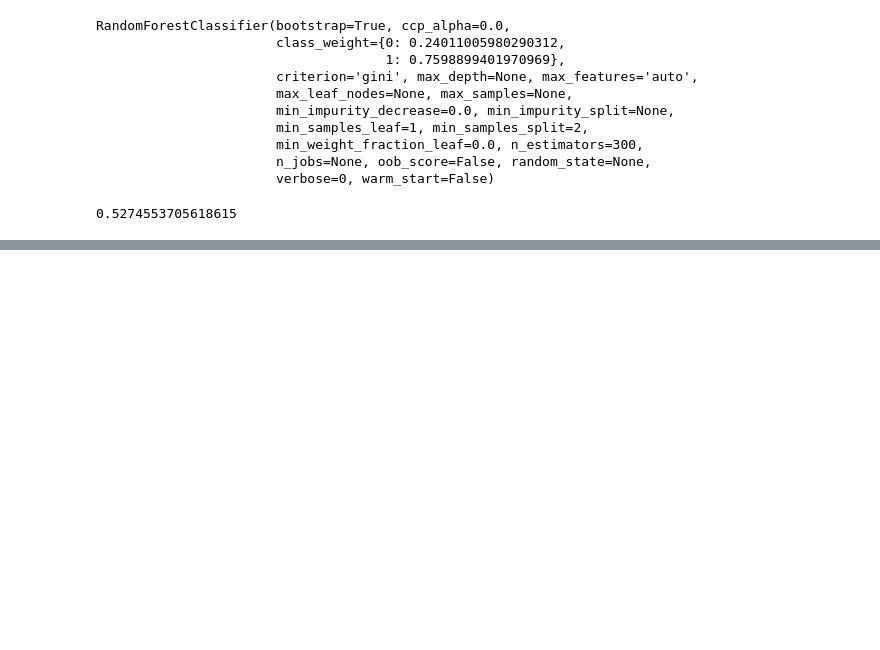
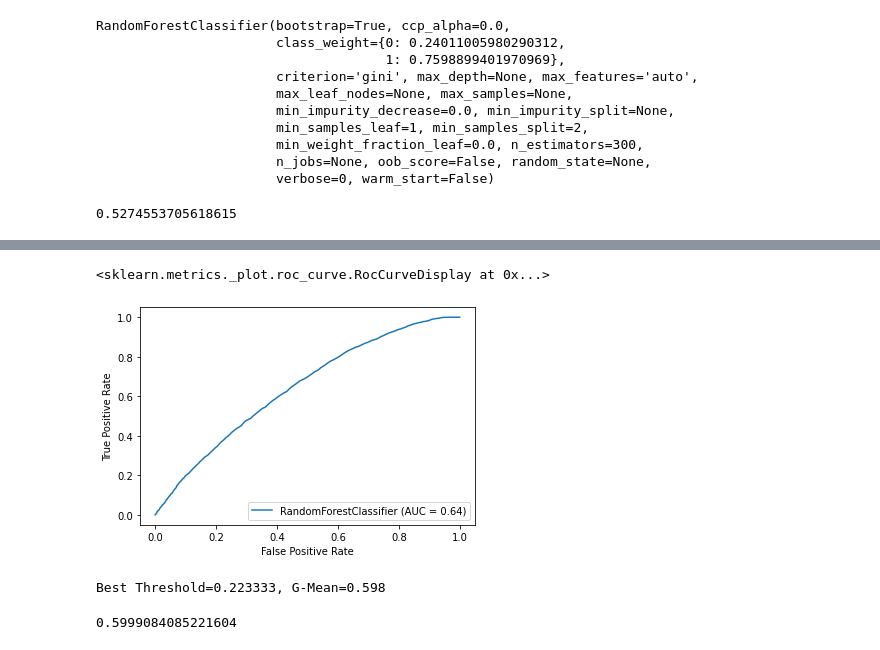
Before and after one commit to NISHANTH-PAPARAJU/DS-Competitions, a Jupyter notebook: AnalyticsVidhya/Jobathon-21/AV_Health_Insurance_Lead_Prediction(3).ipynb, the cells around one changed output, grey strips where cells are left out. Saved outputs shown, nothing was run; the diff lists cells and outputs as text; code cells hidden in the pictures; blank space fills up the shorter version.

```diff
--- a/AnalyticsVidhya/Jobathon-21/AV_Health_Insurance_Lead_Prediction(3).ipynb
+++ b/AnalyticsVidhya/Jobathon-21/AV_Health_Insurance_Lead_Prediction(3).ipynb
@@ -909,0 +1113,15 @@ plot_roc_curve()
+# %%
+plot_roc_curve(rfc_final,X_val_final, y_val_final)
+# %% [output]
+<sklearn.metrics._plot.roc_curve.RocCurveDisplay at 0x...>
+[figure, added]
+# %%
+y_preds_proba_rfc_final = rfc_final.predict_proba(X_val_final)
+best_threshold, _ = get_best_threshold(y_val_final, y_preds_proba_rfc_final)
+# %% [output]
+Best Threshold=0.223333, G-Mean=0.598
+# %%
+y_pred_rfc_final_thr = (pd.Series(y_preds_proba_rfc_final[:,1]) >= best_threshold).astype(int)
+roc_auc_score(y_val_final, y_pred_rfc_final_thr)
+# %% [output]
+0.5999084085221604
```
Also changed, not shown: parts of 44 cells of this notebook.
